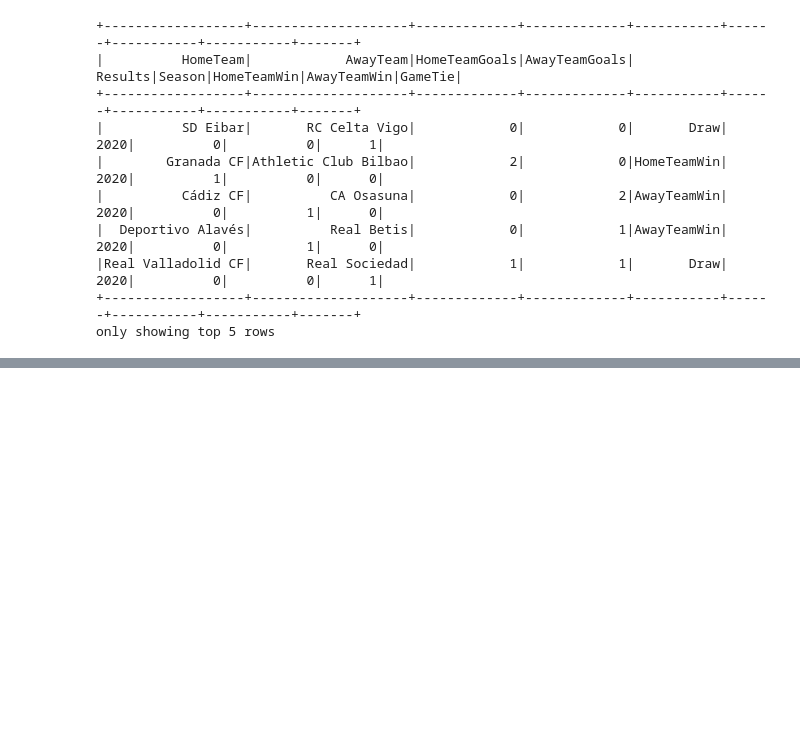
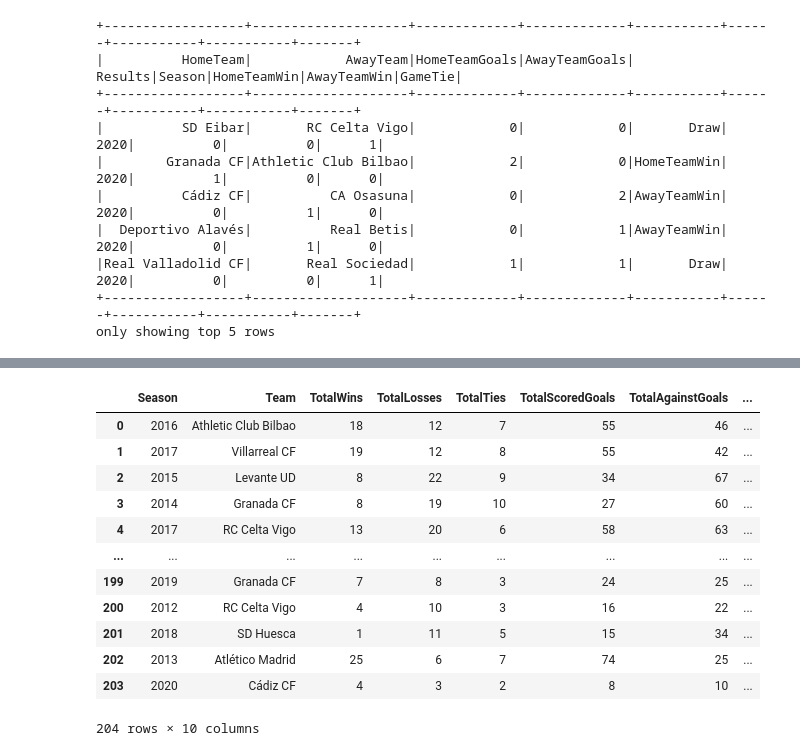
Before and after one commit to mojkej/football_es, a Jupyter notebook: football_es.ipynb, the cells around one changed output, grey strips where cells are left out. Saved outputs shown, nothing was run; the diff lists cells and outputs as text; code cells hidden in the pictures; blank space fills up the shorter version.

```diff
--- a/football_es.ipynb
+++ b/football_es.ipynb
@@ -290,0 +361,7 @@ df_team_stats = df_home_matches.join(
+# %%
+# Create columns for total wins, losses, ties, scored goals, and against goals
+df_team_stats_totals = df_team_stats.withColumn('TotalWins', F.col('TotalHomeWin') + F.col('TotalAwayWin')) \
+    .withColumn('TotalLosses', F.col('TotalHomeLoss') + F.col('TotalAwayLoss')) \
+    .withColumn('TotalTies', F.col('TotalHomeTie') + F.col('TotalAwayTie')) \
+    .withColumn('TotalScoredGoals', F.col('HomeScoredGoals') + F.col('AwayScoredGoals')) \
+    .withColumn('TotalAgainstGoals', F.col('HomeAgainstGoals') + F.col('AwayAgainstGoals'))
@@ -290,0 +388,6 @@ df_team_stats = df_home_matches.join(
+# %%
+# Drop unecessary columns
+cols_to_drop = ['TotalHomeWin', 'TotalAwayWin', 'TotalHomeLoss', 'TotalAwayLoss',
+                'TotalHomeTie', 'TotalAwayTie', 'HomeScoredGoals', 'AwayScoredGoals',
+                'HomeAgainstGoals', 'AwayAgainstGoals']
+df_final_stats = df_team_stats_totals.drop(*cols_to_drop)
@@ -290,0 +414,22 @@ df_team_stats = df_home_matches.join(
+# %%
+# Create additional columns for goal difference and points
+df_processed = df_final_stats.withColumn('GoalDifference', F.col('TotalScoredGoals') - F.col('TotalAgainstGoals')) \
+    .withColumn('Points', F.col('TotalWins') * 3 + F.col('TotalTies') * 1) \
+    .withColumn('WinPercentage', F.round(F.col('TotalWins') / (F.col('TotalWins') + F.col('TotalLosses') + F.col('TotalTies')) * 100, 2))
+# %%
+# Preview the final processed DataFrame
+df_processed.toPandas()
+# %% [output]
+|  | Season | Team | TotalWins | TotalLosses | TotalTies | TotalScoredGoals | TotalAgainstGoals | ... |
+| 0 | 2016 | Athletic Club Bilbao | 18 | 12 | 7 | 55 | 46 | ... |
+| 1 | 2017 | Villarreal CF | 19 | 12 | 8 | 55 | 42 | ... |
+| 2 | 2015 | Levante UD | 8 | 22 | 9 | 34 | 67 | ... |
+| 3 | 2014 | Granada CF | 8 | 19 | 10 | 27 | 60 | ... |
+| 4 | 2017 | RC Celta Vigo | 13 | 20 | 6 | 58 | 63 | ... |
+| ... | ... | ... | ... | ... | ... | ... | ... | ... |
+| 199 | 2019 | Granada CF | 7 | 8 | 3 | 24 | 25 | ... |
+| 200 | 2012 | RC Celta Vigo | 4 | 10 | 3 | 16 | 22 | ... |
+| 201 | 2018 | SD Huesca | 1 | 11 | 5 | 15 | 34 | ... |
+| 202 | 2013 | Atlético Madrid | 25 | 6 | 7 | 74 | 25 | ... |
+| 203 | 2020 | Cádiz CF | 4 | 3 | 2 | 8 | 10 | ... |
+204 rows × 10 columns
```
Also changed, not shown: parts of 35 cells of this notebook.
